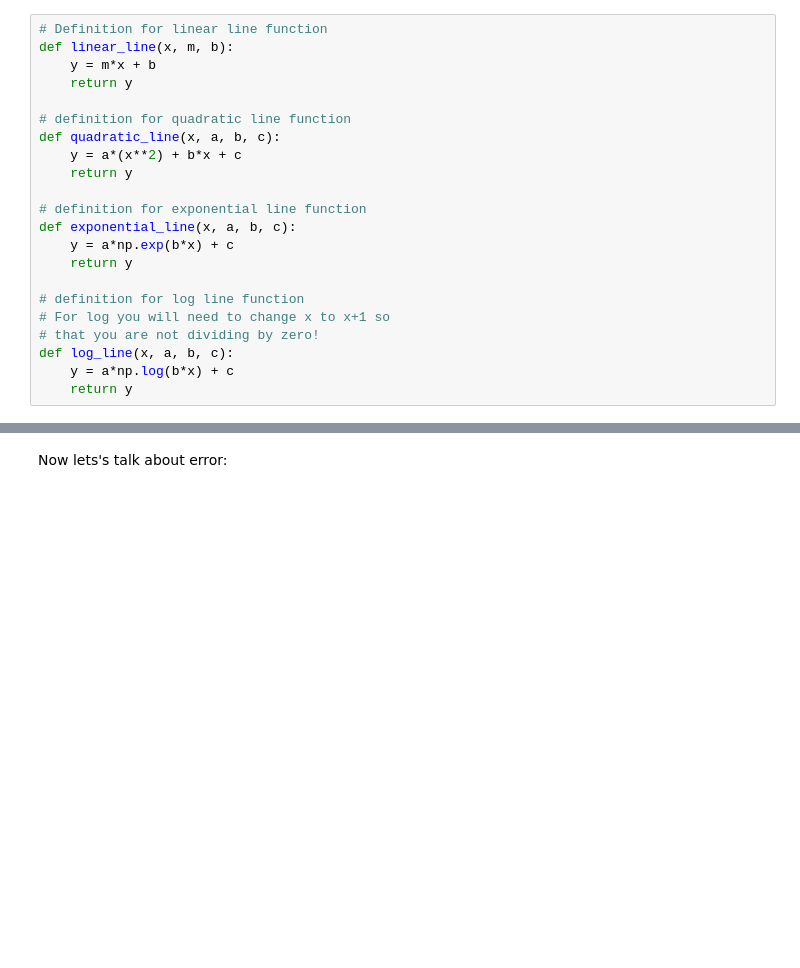
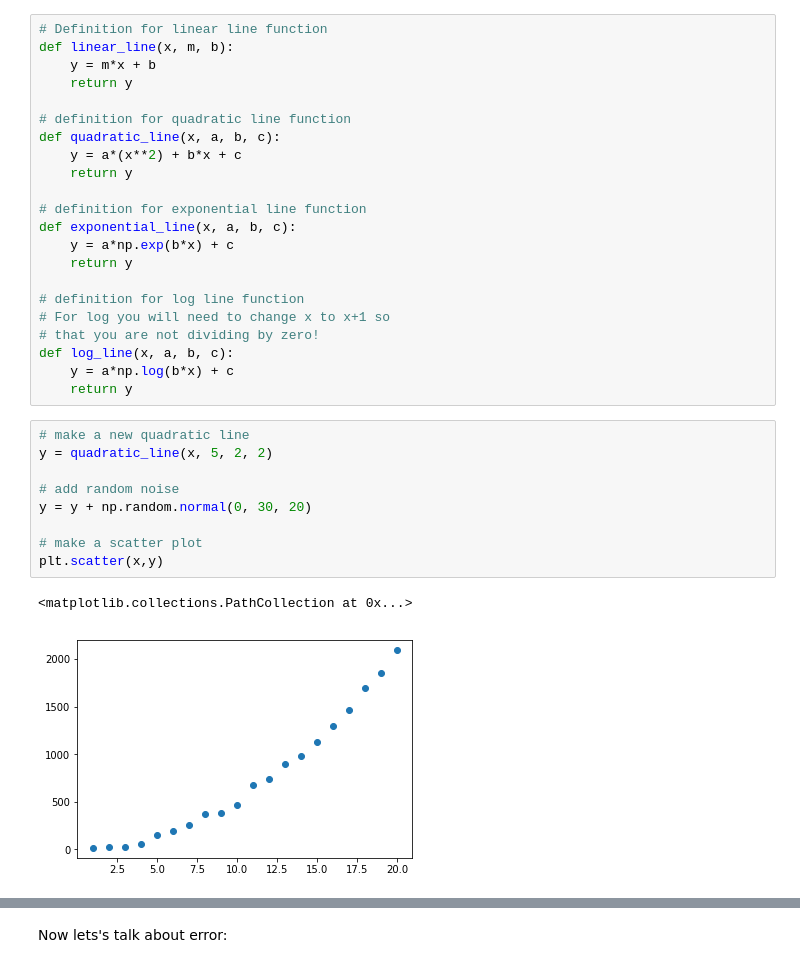
Before and after one commit to UWStemSubML2022/Regression, a Jupyter notebook: Regression.ipynb, the cells around one changed output, grey strips where cells are left out. Drawn from its saved outputs; the diff is of its cells as text; blank space fills up the shorter version.

```diff
--- a/Regression.ipynb
+++ b/Regression.ipynb
@@ -166,3 +166,15 @@ def exponential_line(x, a, b, c):
 def log_line(x, a, b, c):
     y = a*np.log(b*x) + c
     return y
+# %%
+# make a new quadratic line
+y = quadratic_line(x, 5, 2, 2)
+
+# add random noise
+y = y + np.random.normal(0, 30, 20)
+
+# make a scatter plot
+plt.scatter(x,y)
+# %% [output]
+<matplotlib.collections.PathCollection at 0x...>
+[figure, added]
```
Also changed, not shown: parts of 15 cells of this notebook.
